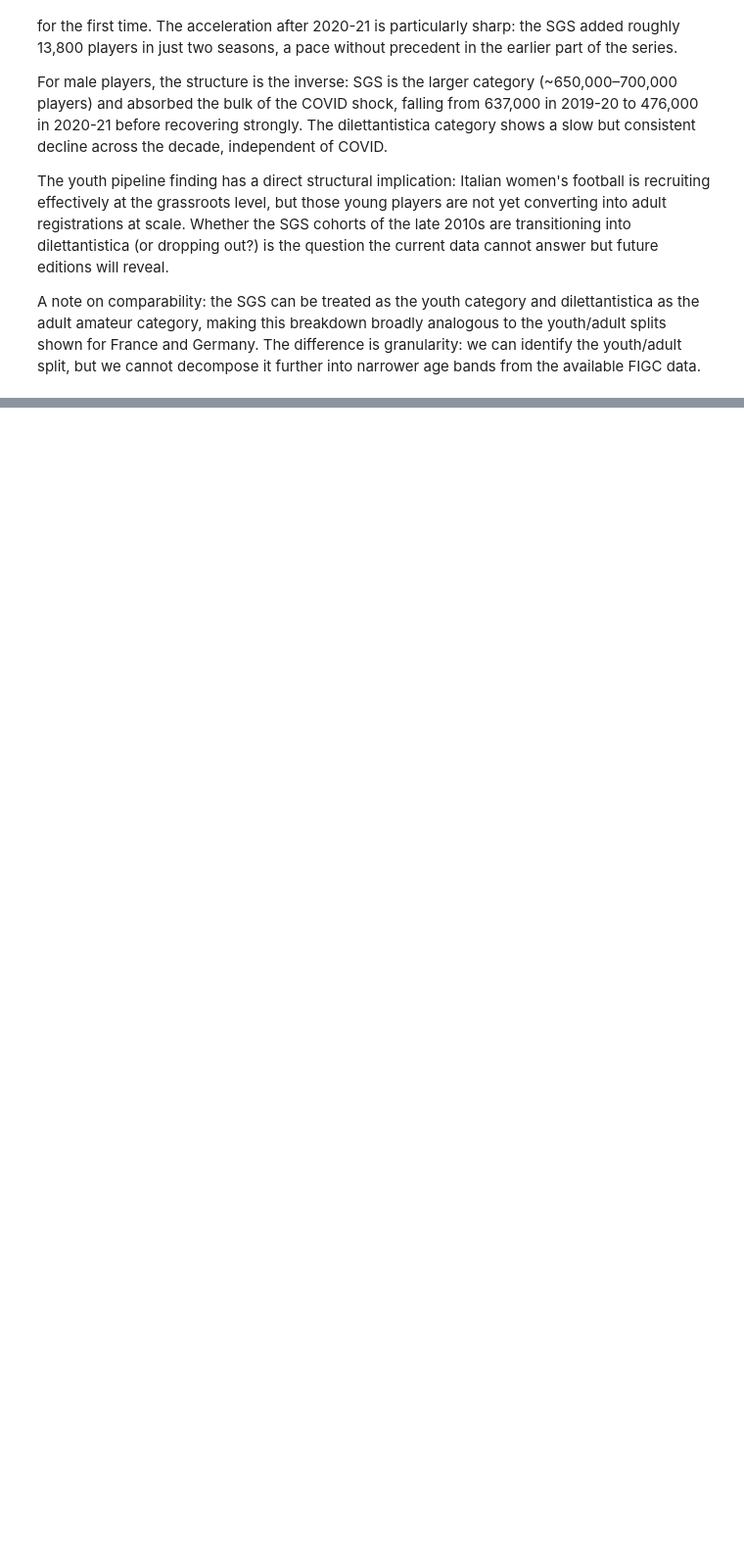
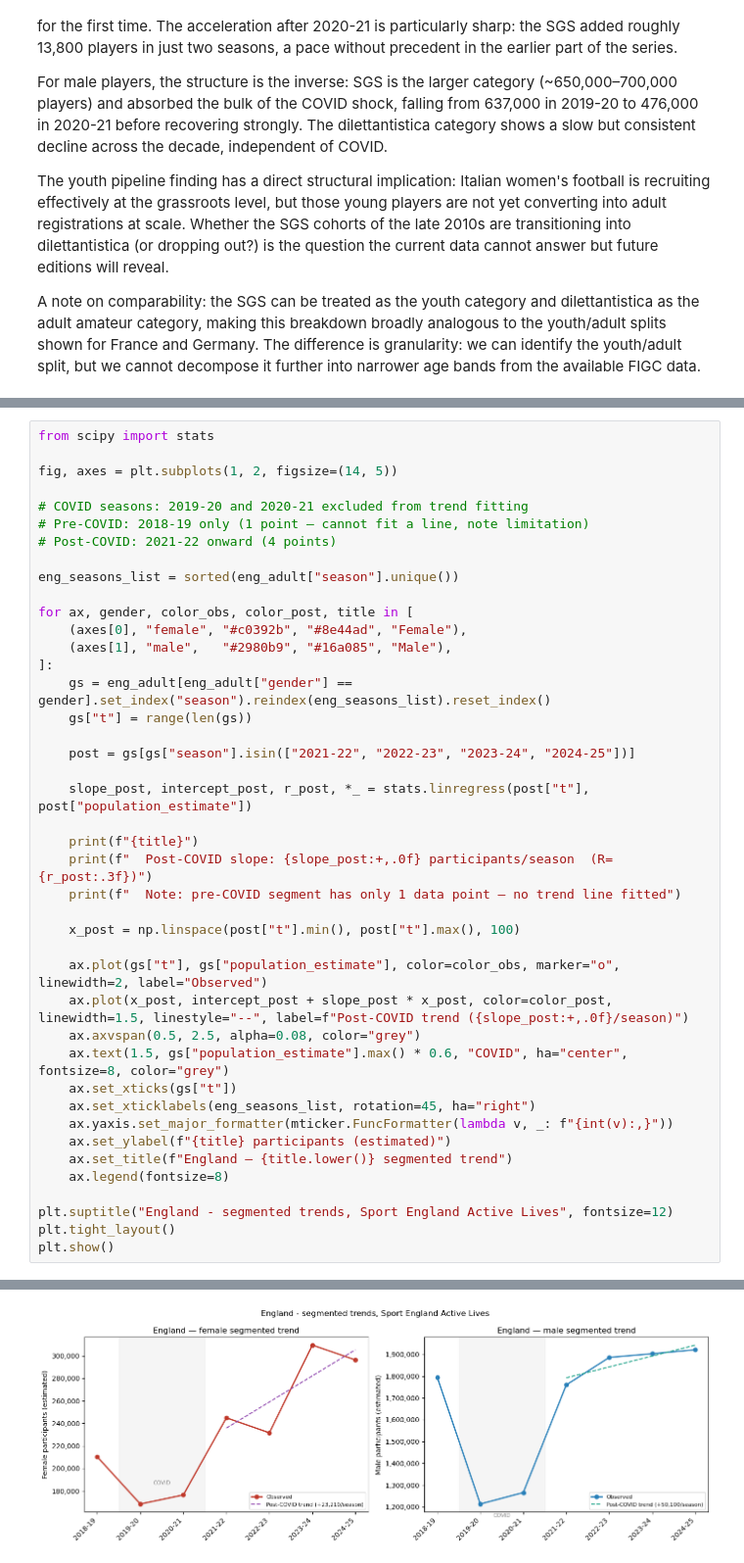
Before and after one commit to pacoraggio/inpat-expat, a Jupyter notebook: women-football/top5_participation_data.ipynb, the cells around one changed output, grey strips where cells are left out. Shown at 98% size. Saved outputs shown, nothing was run; the diff lists cells and outputs as text; blank space fills up the shorter version.

Commit message:
Completed with all top 5 Countries data - missing comparison

```diff
--- a/women-football/top5_participation_data.ipynb
+++ b/women-football/top5_participation_data.ipynb
@@ -1583,0 +1692,43 @@ A note on comparability: the SGS can be treated as the youth category and dilett
+# %%
+from scipy import stats
+
+fig, axes = plt.subplots(1, 2, figsize=(14, 5))
+
+# COVID seasons: 2019-20 and 2020-21 excluded from trend fitting
+# Pre-COVID: 2018-19 only (1 point — cannot fit a line, note limitation)
+# Post-COVID: 2021-22 onward (4 points)
+
+eng_seasons_list = sorted(eng_adult["season"].unique())
+
+for ax, gender, color_obs, color_post, title in [
+    (axes[0], "female", "#c0392b", "#8e44ad", "Female"),
+    (axes[1], "male",   "#2980b9", "#16a085", "Male"),
+]:
+    gs = eng_adult[eng_adult["gender"] == gender].set_index("season").reindex(eng_seasons_list).reset_index()
+    gs["t"] = range(len(gs))
+
+    post = gs[gs["season"].isin(["2021-22", "2022-23", "2023-24", "2024-25"])]
+
+    slope_post, intercept_post, r_post, *_ = stats.linregress(post["t"], post["population_estimate"])
+
+    print(f"{title}")
+    print(f"  Post-COVID slope: {slope_post:+,.0f} participants/season  (R={r_post:.3f})")
+    print(f"  Note: pre-COVID segment has only 1 data point — no trend line fitted")
+
+    x_post = np.linspace(post["t"].min(), post["t"].max(), 100)
+
+    ax.plot(gs["t"], gs["population_estimate"], color=color_obs, marker="o", linewidth=2, label="Observed")
+    ax.plot(x_post, intercept_post + slope_post * x_post, color=color_post, linewidth=1.5, linestyle="--", label=f"Post-COVID trend ({slope_post:+,.0f}/season)")
+    ax.axvspan(0.5, 2.5, alpha=0.08, color="grey")
+    ax.text(1.5, gs["population_estimate"].max() * 0.6, "COVID", ha="center", fontsize=8, color="grey")
+    ax.set_xticks(gs["t"])
+    ax.set_xticklabels(eng_seasons_list, rotation=45, ha="right")
+    ax.yaxis.set_major_formatter(mticker.FuncFormatter(lambda v, _: f"{int(v):,}"))
+    ax.set_ylabel(f"{title} participants (estimated)")
+    ax.set_title(f"England — {title.lower()} segmented trend")
+    ax.legend(fontsize=8)
+
+plt.suptitle("England - segmented trends, Sport England Active Lives", fontsize=12)
+plt.tight_layout()
+plt.show()
+# %% [output]
@@ -1583,0 +1741 @@ A note on comparability: the SGS can be treated as the youth category and dilett
+[figure, added]
```
Also changed, not shown: parts of 35 cells of this notebook.
